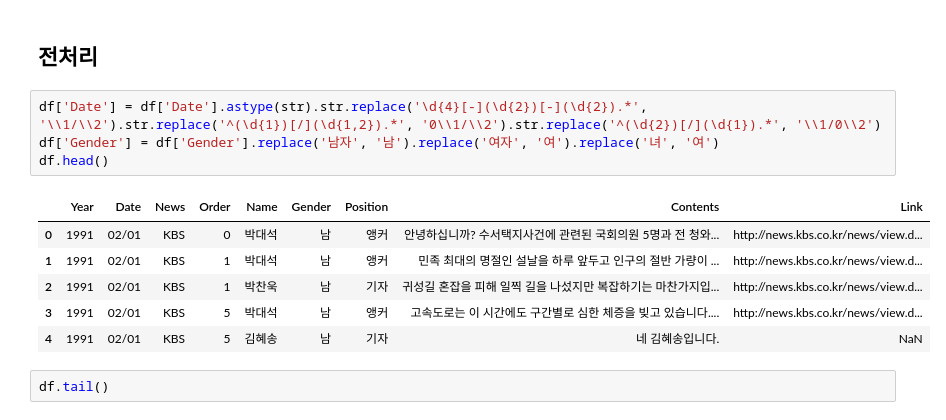
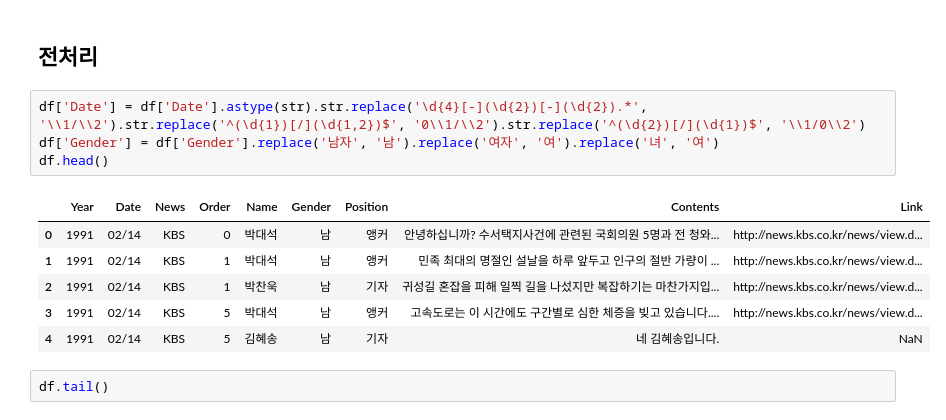
Before and after one commit to pyville/python, a Jupyter notebook: news_data.ipynb, the cells around one changed output. Drawn from its saved outputs; the diff is of its cells as text.

Commit message:
Fix Errors
Fix Errors (Date Type)

```diff
--- a/news_data.ipynb
+++ b/news_data.ipynb
@@ -31,16 +31,16 @@ df.tail()
 # %% [markdown]
 ## 전처리
 # %%
-df['Date'] = df['Date'].astype(str).str.replace('\d{4}[-](\d{2})[-](\d{2}).*', '\\1/\\2').str.replace('^(\d{1})[/](\d{1,2}).*', '0\\1/\\2').str.replace('^(\d{2})[/](\d{1}).*', '\\1/0\\2')
+df['Date'] = df['Date'].astype(str).str.replace('\d{4}[-](\d{2})[-](\d{2}).*', '\\1/\\2').str.replace('^(\d{1})[/](\d{1,2})$', '0\\1/\\2').str.replace('^(\d{2})[/](\d{1})$', '\\1/0\\2')
 df['Gender'] = df['Gender'].replace('남자', '남').replace('여자', '여').replace('녀', '여')
 df.head()
 # %% [output]
 |  | Year | Date | News | Order | Name | Gender | Position | Contents | Link |
-| 0 | 1991 | 02/01 | KBS | 0 | 박대석 | 남 | 앵커 | 안녕하십니까? 수서택지사건에 관련된 국회의원 5명과 전 청와... | http://news.kbs.co.kr/news/view.d... |
-| 1 | 1991 | 02/01 | KBS | 1 | 박대석 | 남 | 앵커 | 민족 최대의 명절인 설날을 하루 앞두고 인구의 절반 가량이 ... | http://news.kbs.co.kr/news/view.d... |
-| 2 | 1991 | 02/01 | KBS | 1 | 박찬욱 | 남 | 기자 | 귀성길 혼잡을 피해 일찍 길을 나섰지만 복잡하기는 마찬가지입... | http://news.kbs.co.kr/news/view.d... |
-| 3 | 1991 | 02/01 | KBS | 5 | 박대석 | 남 | 앵커 | 고속도로는 이 시간에도 구간별로 심한 체증을 빚고 있습니다.... | http://news.kbs.co.kr/news/view.d... |
-| 4 | 1991 | 02/01 | KBS | 5 | 김혜송 | 남 | 기자 | 네 김혜송입니다. | NaN |
+| 0 | 1991 | 02/14 | KBS | 0 | 박대석 | 남 | 앵커 | 안녕하십니까? 수서택지사건에 관련된 국회의원 5명과 전 청와... | http://news.kbs.co.kr/news/view.d... |
+| 1 | 1991 | 02/14 | KBS | 1 | 박대석 | 남 | 앵커 | 민족 최대의 명절인 설날을 하루 앞두고 인구의 절반 가량이 ... | http://news.kbs.co.kr/news/view.d... |
+| 2 | 1991 | 02/14 | KBS | 1 | 박찬욱 | 남 | 기자 | 귀성길 혼잡을 피해 일찍 길을 나섰지만 복잡하기는 마찬가지입... | http://news.kbs.co.kr/news/view.d... |
+| 3 | 1991 | 02/14 | KBS | 5 | 박대석 | 남 | 앵커 | 고속도로는 이 시간에도 구간별로 심한 체증을 빚고 있습니다.... | http://news.kbs.co.kr/news/view.d... |
+| 4 | 1991 | 02/14 | KBS | 5 | 김혜송 | 남 | 기자 | 네 김혜송입니다. | NaN |
 # %%
 df.tail()
 # %% [output]
```
Also changed, not shown: parts of 1 cell of this notebook.
